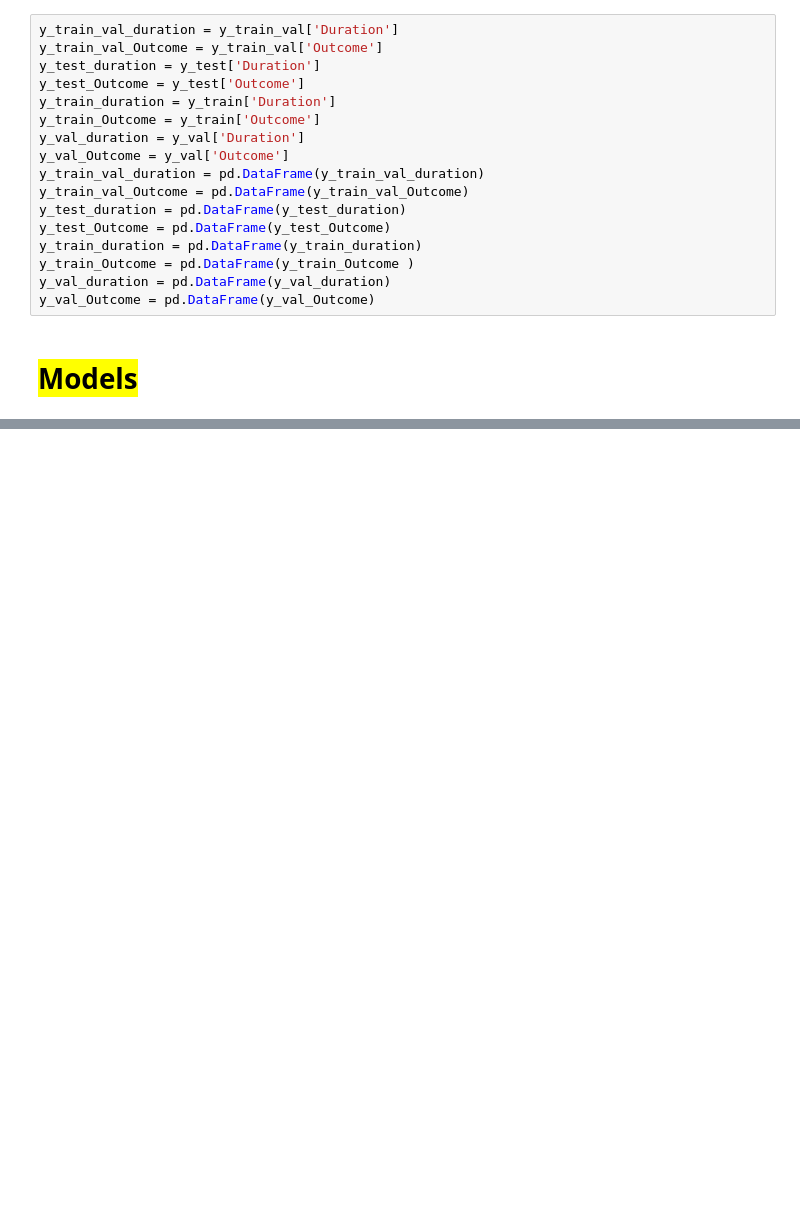
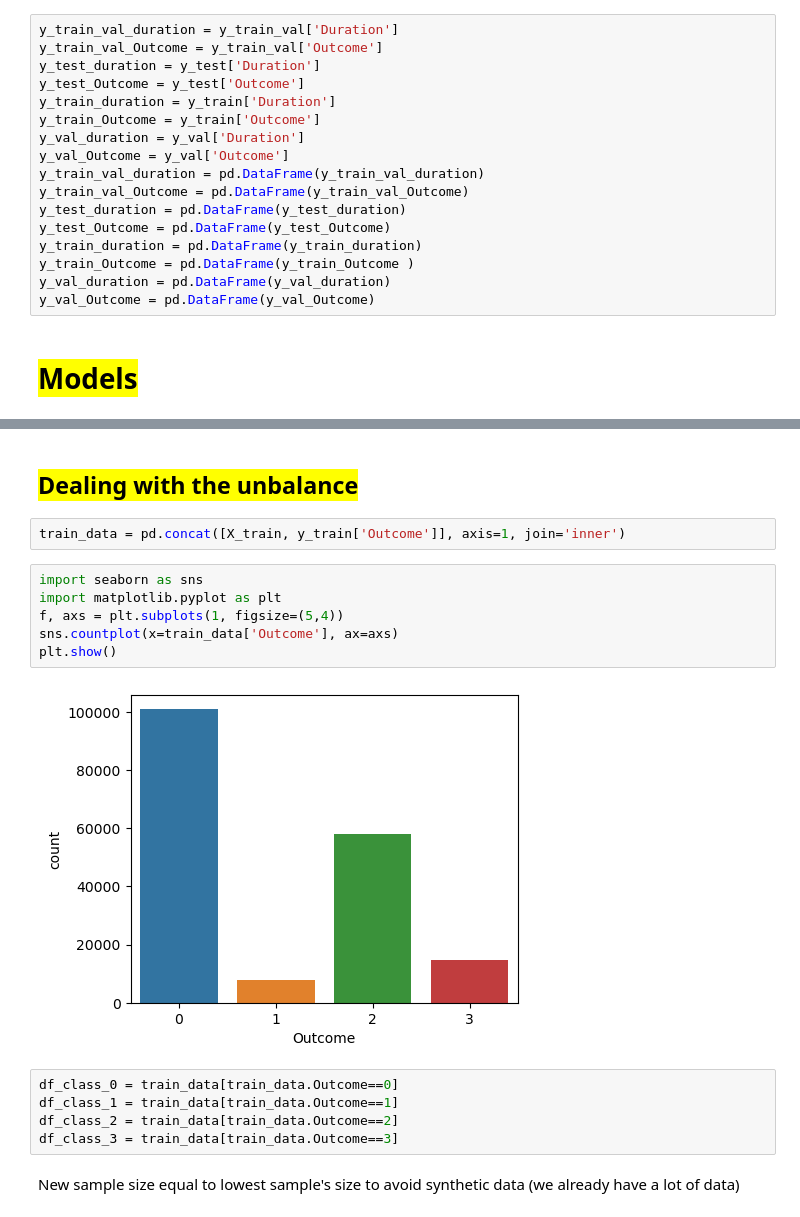
Before and after one commit to AdrianoEttari/EUSTEMA-Challenge, a Jupyter notebook: notebooks/Eustema_models_train_od.ipynb, the cells around one changed output, grey strips where cells are left out. Cells and saved outputs as stored; diff of their text form; blank space fills up the shorter version.

```diff
--- a/notebooks/Eustema_models_train_od.ipynb
+++ b/notebooks/Eustema_models_train_od.ipynb
@@ -184,0 +342,19 @@ print(score)
+# %% [markdown]
+## <a style=background:yellow;color:black> Dealing with the unbalance</a>
+# %%
+train_data = pd.concat([X_train, y_train['Outcome']], axis=1, join='inner')
+# %%
+import seaborn as sns
+import matplotlib.pyplot as plt
+f, axs = plt.subplots(1, figsize=(5,4))
+sns.countplot(x=train_data['Outcome'], ax=axs)
+plt.show()
+# %% [output]
+[figure, added]
+# %%
+df_class_0 = train_data[train_data.Outcome==0]
+df_class_1 = train_data[train_data.Outcome==1]
+df_class_2 = train_data[train_data.Outcome==2]
+df_class_3 = train_data[train_data.Outcome==3]
+# %% [markdown]
+New sample size equal to lowest sample's size to avoid synthetic data (we already have a lot of data)
```
Also changed, not shown: parts of 59 cells of this notebook.
